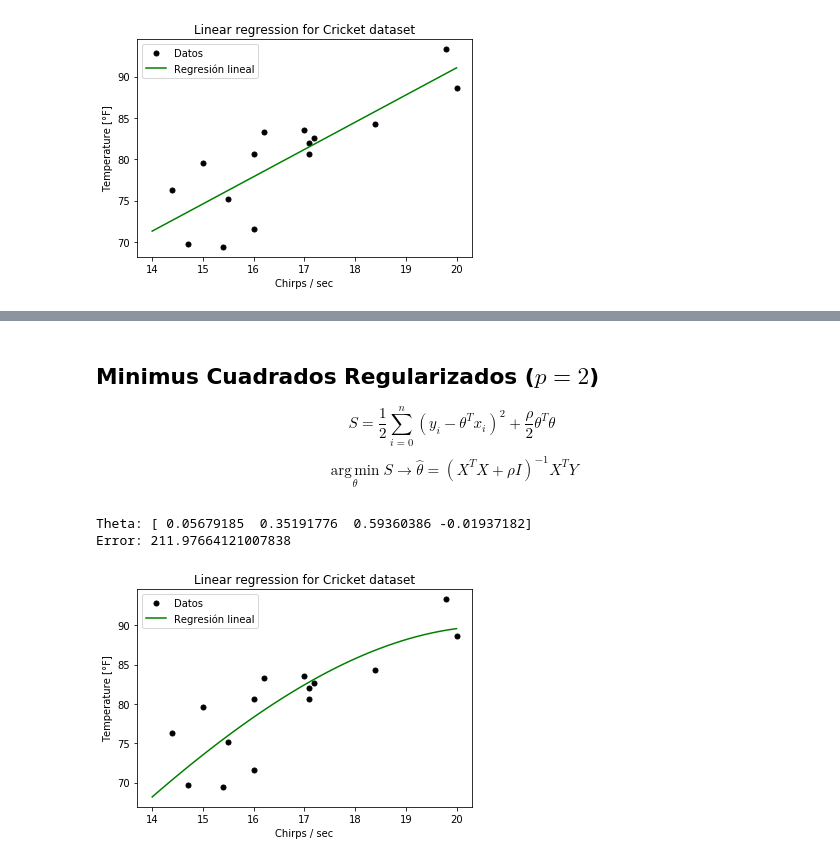
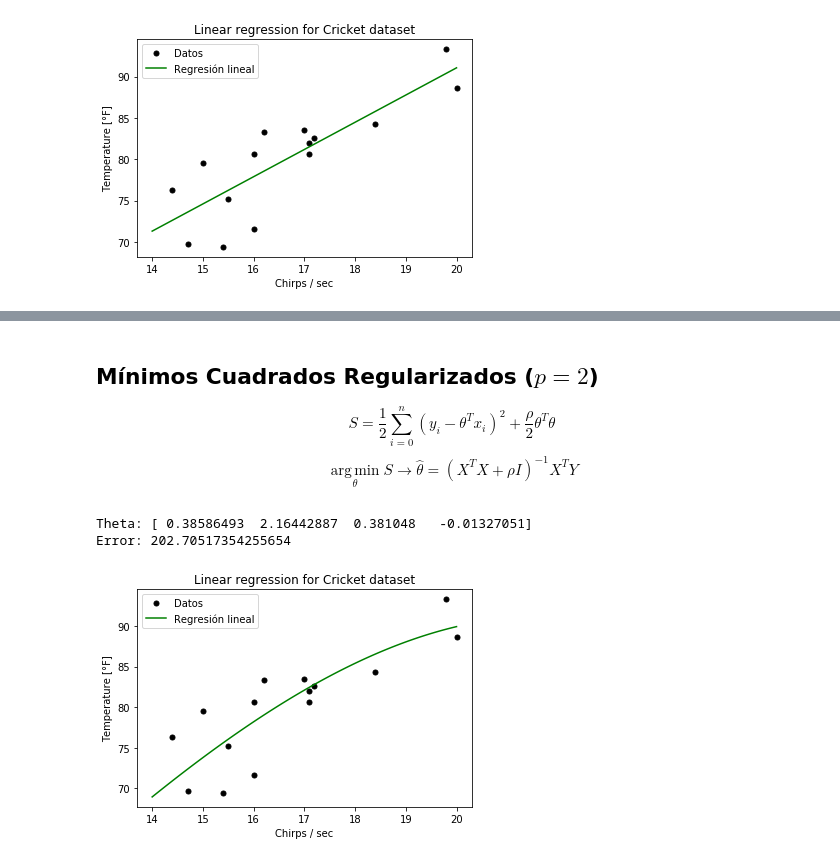
Before and after one commit to GAMES-UChile/Curso-BancoEstado, a Jupyter notebook: modulo1/modulo1.ipynb, the cells around one changed output, grey strips where cells are left out. Saved outputs shown, nothing was run; the diff lists cells and outputs as text; code cells hidden in the pictures.

```diff
--- a/modulo1/modulo1.ipynb
+++ b/modulo1/modulo1.ipynb
@@ -73,19 +74,19 @@ $$X = \phi(x)$$
 
 También vamos a reemplazar `np.linalg.inv` a una forma más estable. Dada $\theta = (X^T X)^{-1} X^T y$, tomar el  inverso puede ser complicado por errores numéricos. En vez de $(X^T X)^{-1} X^T \equiv W$ escribimos $(X^T X) W = X^T$ que podemos resolver con $W = \textrm{np.linalg.solve}(X^T X, X^T)$, resultando en $\theta = W y$.
 # %%
-# Definir la función 𝜙
+# Definimos la función 𝜙
 def phi(x):
     return np.array([
-        np.ones(len(x)), x, x**2, x**3  # será A + B*x + C*x^2 + D*x^3
+        np.ones(len(x)), x, x**2, x**3,  # será A + B*x + C*x^2 + D*x^3
     ]).T
 
-# Obtener la solución de regresión lineal
+# Obtenemos la solución de regresión lineal
 X = phi(x)
 theta = np.linalg.solve(X.T.dot(X), X.T).dot(y)
 print('Theta:', theta)
 print('Error:', ((y - X.dot(theta))**2).sum())
 
-# Mostrar la regresión
+# Graficamos la regresión
 x_reg = np.linspace(14, 20, 100)
 y_reg = phi(x_reg).dot(theta)
 
@@ -104,32 +105,32 @@ Error: 184.40082567847844
 [figure]
 # %% [markdown]
-## Minimus Cuadrados Regularizados ($p=2$)
+## Mínimos Cuadrados Regularizados ($p=2$)
 
 $$S = \frac{1}{2} \sum_{i=0}^n \left( y_i - \theta^T x_i \right)^2 + \frac{\rho}{2} \theta^T \theta$$
 $$\DeclareMathOperator*{\argmin}{arg\,min} \argmin_\theta S \to \hat{\theta} = (X^T X + \rho I)^{-1} X^T Y$$
 # %%
-# Obtener la solución de regresión lineal con minimus cuadrados regularizados (p=2)
+# Obtener la solución de regresión lineal con mínimos cuadrados regularizados (p=2)
 X = phi(x)
-p = 10
+p = 1
 theta = np.linalg.solve(X.T.dot(X) + p*np.identity(X.shape[1]), X.T).dot(y)
 print('Theta:', theta)
 print('Error:', ((y - X.dot(theta))**2).sum())
 
 # Mostrar la regresión
 x_reg = np.linspace(14, 20, 100)
 y_reg = phi(x_reg).dot(theta)
 
 plt.plot(x, y, 'o', c='black', ms=5, label='Datos')
 plt.plot(x_reg, y_reg, c='green', label='Regresión lineal')
 plt.legend()
 plt.xlabel('Chirps / sec')
 plt.ylabel('Temperature [°F]')
 plt.title('Linear regression for Cricket dataset')
 plt.show()
 
 theta_regularizado = theta
 # %% [output]
-Theta: [ 0.05679185  0.35191776  0.59360386 -0.01937182]
-Error: 211.97664121007838
+Theta: [ 0.38586493  2.16442887  0.381048   -0.01327051]
+Error: 202.70517354255654
-[figure, old version]
+[figure, new version]
 # %%
```
Also changed, not shown: parts of 11 cells of this notebook, 1 other file.
